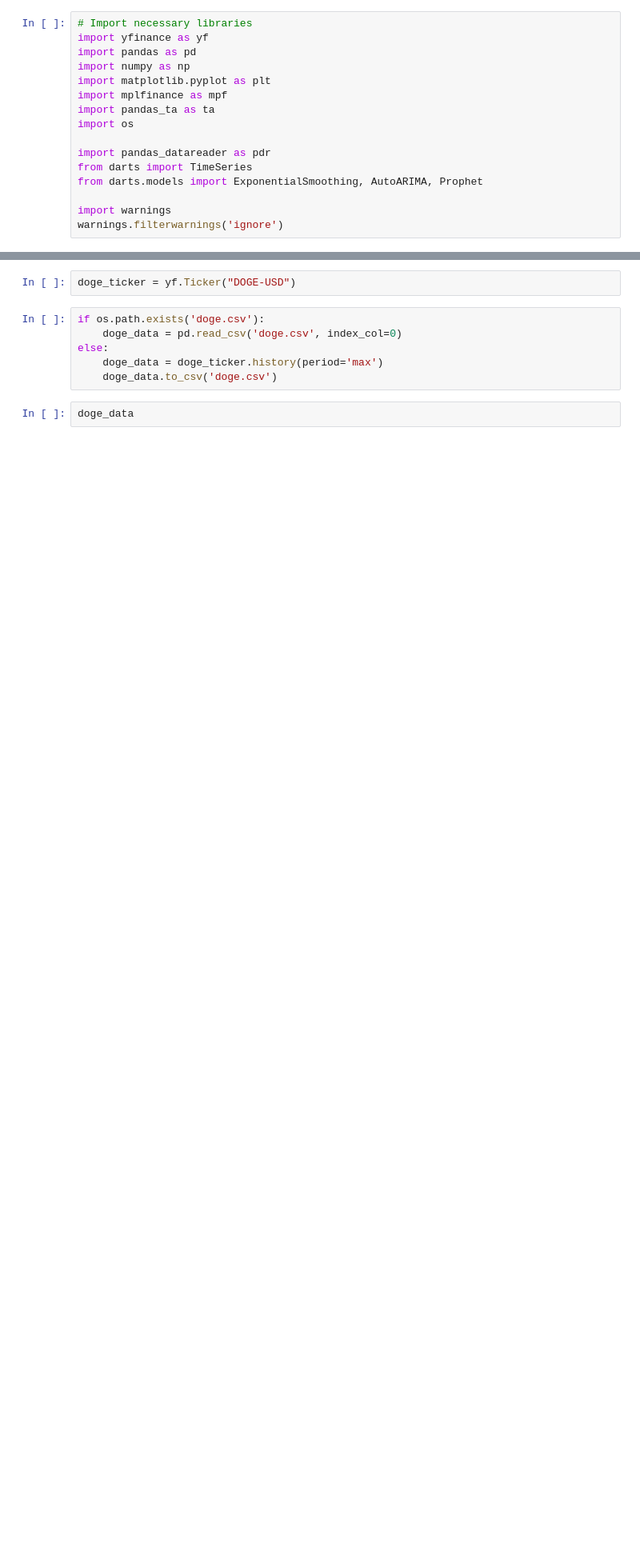
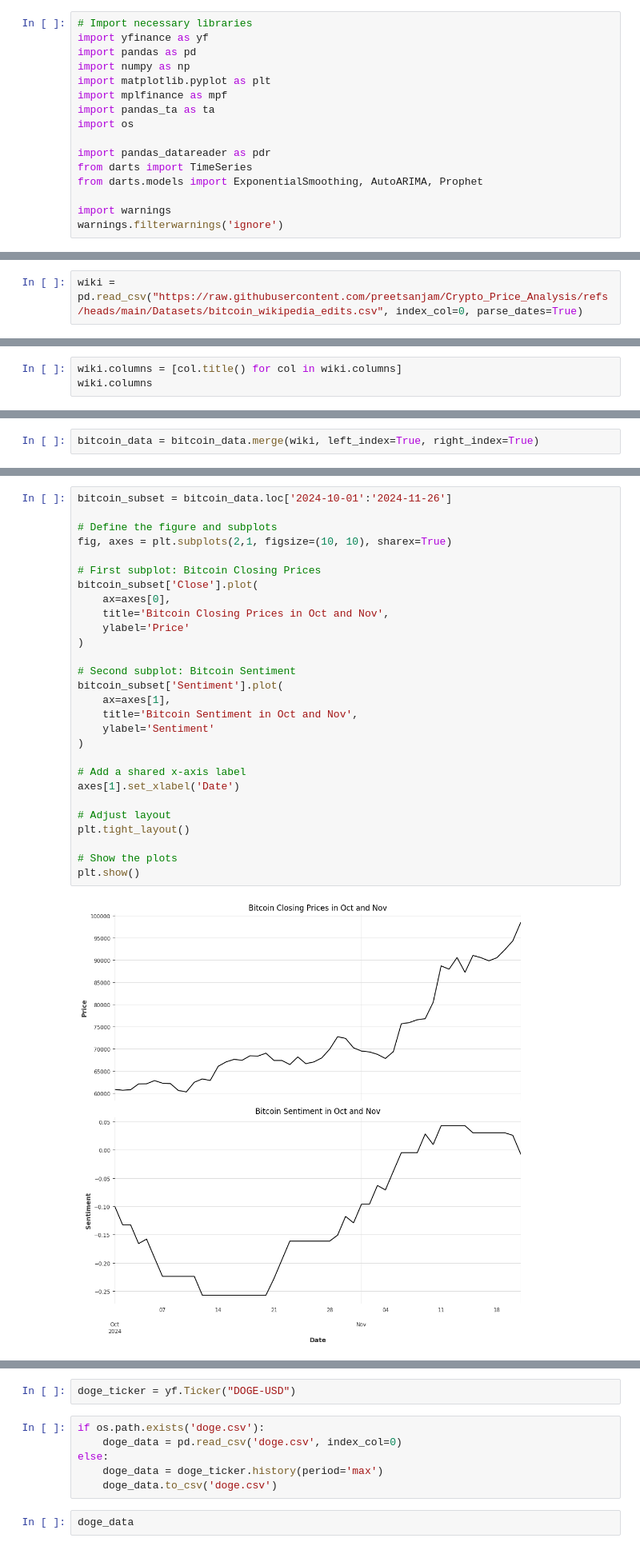
Before and after one commit to preetsanjam/Crypto_Price_Analysis, a Jupyter notebook: Crypto_Price_&_Sentiment_Analysis.ipynb, the cells around one changed output, grey strips where cells are left out. Shown: that part at 80% size. Cells and saved outputs as stored; diff of their text form; blank space fills up the shorter version.

```diff
--- a/Crypto_Price_&_Sentiment_Analysis.ipynb
+++ b/Crypto_Price_&_Sentiment_Analysis.ipynb
@@ -16,0 +102,2 @@ warnings.filterwarnings('ignore')
+# %%
+wiki = pd.read_csv("https://raw.githubusercontent.com/preetsanjam/Crypto_Price_Analysis/refs/heads/main/Datasets/bitcoin_wikipedia_edits.csv", index_col=0, parse_dates=True)
@@ -16,0 +120,3 @@ warnings.filterwarnings('ignore')
+# %%
+wiki.columns = [col.title() for col in wiki.columns]
+wiki.columns
@@ -16,0 +125,2 @@ warnings.filterwarnings('ignore')
+# %%
+bitcoin_data = bitcoin_data.merge(wiki, left_index=True, right_index=True)
@@ -16,0 +143,30 @@ warnings.filterwarnings('ignore')
+# %%
+bitcoin_subset = bitcoin_data.loc['2024-10-01':'2024-11-26']
+
+# Define the figure and subplots
+fig, axes = plt.subplots(2,1, figsize=(10, 10), sharex=True)
+
+# First subplot: Bitcoin Closing Prices
+bitcoin_subset['Close'].plot(
+    ax=axes[0],
+    title='Bitcoin Closing Prices in Oct and Nov',
+    ylabel='Price'
+)
+
+# Second subplot: Bitcoin Sentiment
+bitcoin_subset['Sentiment'].plot(
+    ax=axes[1],
+    title='Bitcoin Sentiment in Oct and Nov',
+    ylabel='Sentiment'
+)
+
+# Add a shared x-axis label
+axes[1].set_xlabel('Date')
+
+# Adjust layout
+plt.tight_layout()
+
+# Show the plots
+plt.show()
+# %% [output]
+[figure, added]
```
Also changed, not shown: parts of 21 cells of this notebook.
